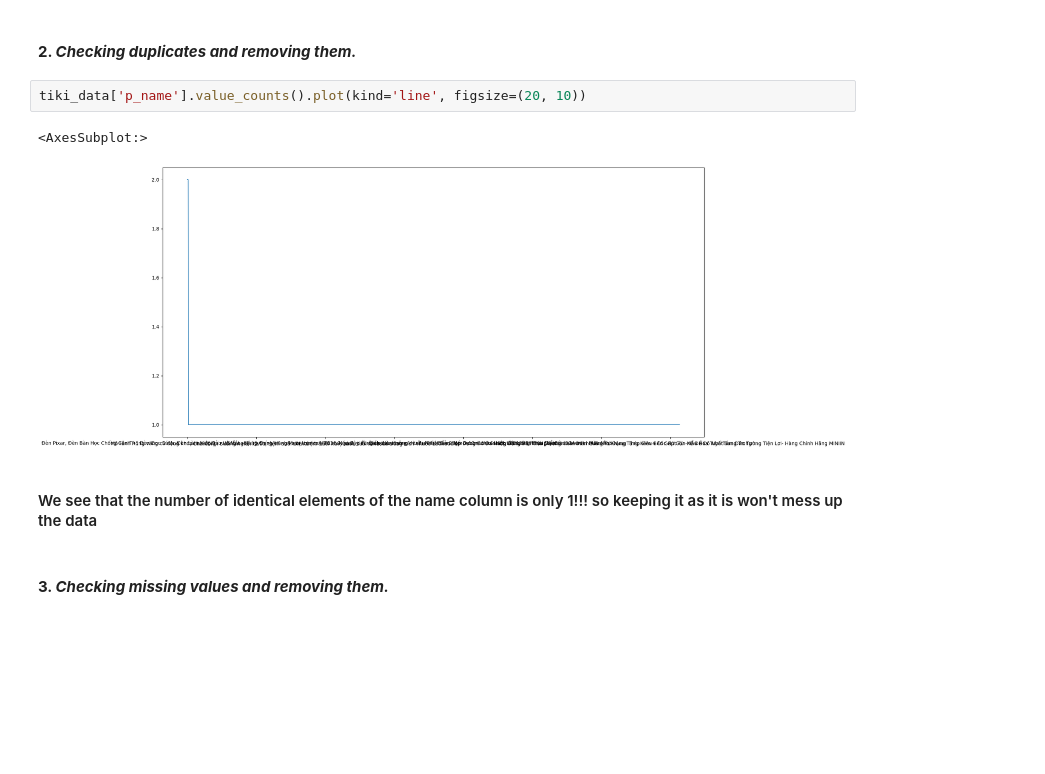
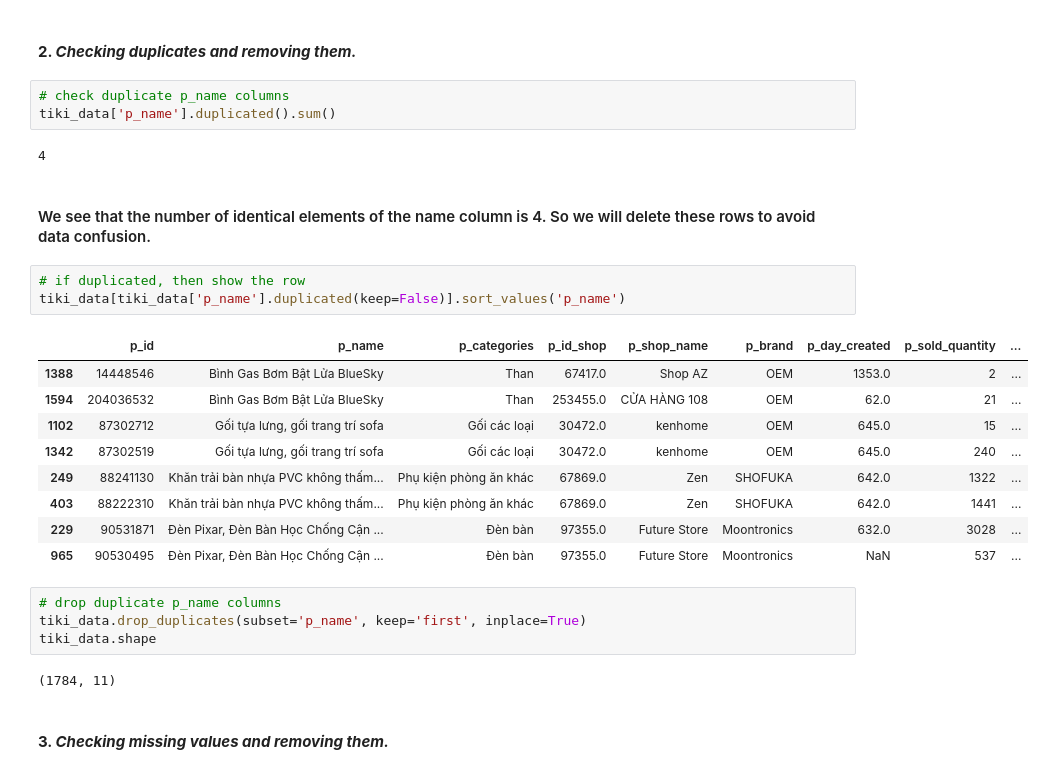
Before and after one commit to TienDat57/IntroductionToDataScience, a Jupyter notebook: src/data/preprocess_data/index.ipynb, the cells around one changed output. Saved outputs shown, nothing was run; the diff lists cells and outputs as text; blank space fills up the shorter version.

Commit message:
[IDS-30] | update markdown for notebook: data (crawl and clear)

```diff
--- a/src/data/preprocess_data/index.ipynb
+++ b/src/data/preprocess_data/index.ipynb
@@ -229,12 +215,31 @@ count
 # %% [markdown]
 #### <strong>2. <i>Checking duplicates and removing them.</i></strong>
-# %%
-tiki_data['p_name'].value_counts().plot(kind='line', figsize=(20, 10))
-# %% [output]
-<AxesSubplot:>
-[figure, removed]
+# %%
+# check duplicate p_name columns
+tiki_data['p_name'].duplicated().sum()
+# %% [output]
+4
 # %% [markdown]
-#### We see that the number of identical elements of the name column is only 1!!! so keeping it as it is won't mess up the data
+#### We see that the number of identical elements of the name column is 4. So we will delete these rows to avoid data confusion.
+# %%
+# if duplicated, then show the row
+tiki_data[tiki_data['p_name'].duplicated(keep=False)].sort_values('p_name')
+# %% [output]
+|  | p_id | p_name | p_categories | p_id_shop | p_shop_name | p_brand | p_day_created | p_sold_quantity | ... |
+| 1388 | 14448546 | Bình Gas Bơm Bật Lửa BlueSky | Than | 67417.0 | Shop AZ | OEM | 1353.0 | 2 | ... |
+| 1594 | 204036532 | Bình Gas Bơm Bật Lửa BlueSky | Than | 253455.0 | CỬA HÀNG 108 | OEM | 62.0 | 21 | ... |
+| 1102 | 87302712 | Gối tựa lưng, gối trang trí sofa | Gối các loại | 30472.0 | kenhome | OEM | 645.0 | 15 | ... |
+| 1342 | 87302519 | Gối tựa lưng, gối trang trí sofa | Gối các loại | 30472.0 | kenhome | OEM | 645.0 | 240 | ... |
+| 249 | 88241130 | Khăn trải bàn nhựa PVC không thấm... | Phụ kiện phòng ăn khác | 67869.0 | Zen | SHOFUKA | 642.0 | 1322 | ... |
+| 403 | 88222310 | Khăn trải bàn nhựa PVC không thấm... | Phụ kiện phòng ăn khác | 67869.0 | Zen | SHOFUKA | 642.0 | 1441 | ... |
+| 229 | 90531871 | Đèn Pixar, Đèn Bàn Học Chống Cận ... | Đèn bàn | 97355.0 | Future Store | Moontronics | 632.0 | 3028 | ... |
+| 965 | 90530495 | Đèn Pixar, Đèn Bàn Học Chống Cận ... | Đèn bàn | 97355.0 | Future Store | Moontronics | NaN | 537 | ... |
+# %%
+# drop duplicate p_name columns
+tiki_data.drop_duplicates(subset='p_name', keep='first', inplace=True)
+tiki_data.shape
+# %% [output]
+(1784, 11)
 # %% [markdown]
 #### <strong>3. <i>Checking missing values and removing them.</i></strong>
 # %%
```
Also changed, not shown: parts of 9 cells of this notebook, 4 other files.
